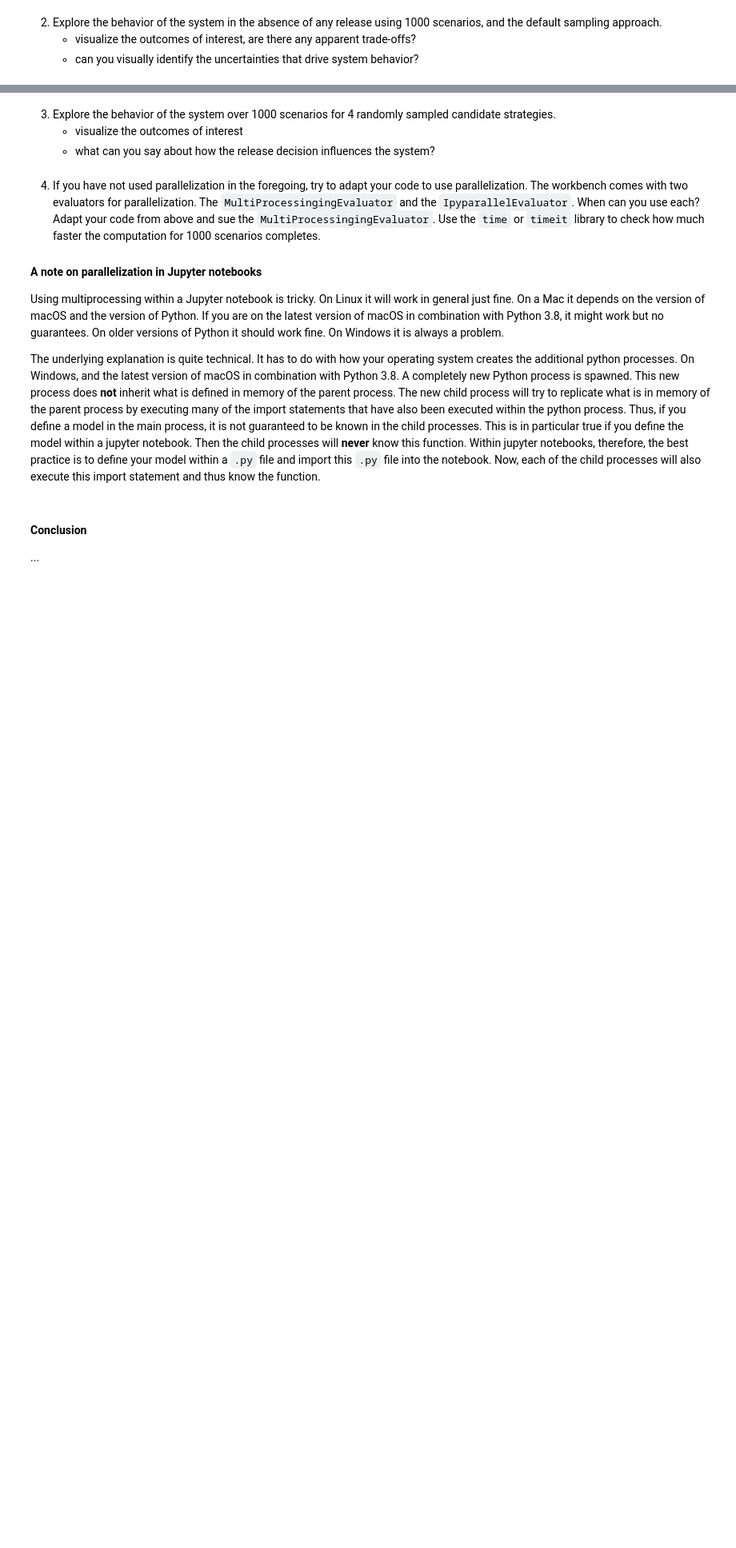
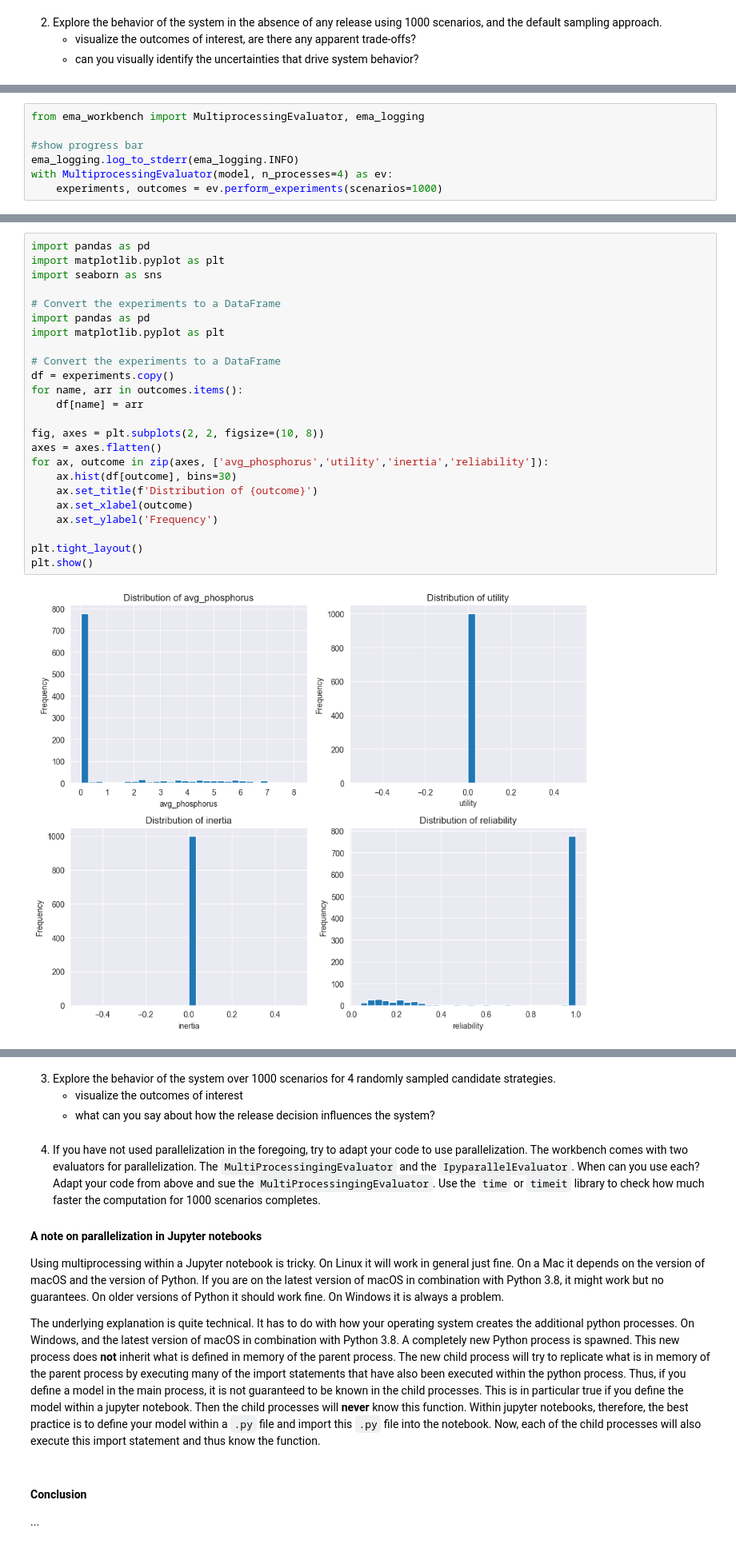
Before and after one commit to adaprecup/decision_making_assignments, a Jupyter notebook: week_01/prof_material/Week 1-2 - general intro to exploratory modelling/assignment 2 - lakemodel.ipynb, the cells around one changed output, grey strips where cells are left out. Shown at 80% size. Cells and saved outputs as stored; diff of their text form; blank space fills up the shorter version.

Commit message:
Visualising simualtion runs assignment 2

```diff
--- a/week_01/prof_material/Week 1-2 - general intro to exploratory modelling/assignment 2 - lakemodel.ipynb
+++ b/week_01/prof_material/Week 1-2 - general intro to exploratory modelling/assignment 2 - lakemodel.ipynb
@@ -118,0 +128,7 @@ model.uncertainties = [
+# %%
+from ema_workbench import MultiprocessingEvaluator, ema_logging
+
+#show progress bar
+ema_logging.log_to_stderr(ema_logging.INFO)
+with MultiprocessingEvaluator(model, n_processes=4) as ev:
+    experiments, outcomes = ev.perform_experiments(scenarios=1000)
@@ -118,0 +156,26 @@ model.uncertainties = [
+# %%
+import pandas as pd
+import matplotlib.pyplot as plt
+import seaborn as sns
+
+# Convert the experiments to a DataFrame
+import pandas as pd
+import matplotlib.pyplot as plt
+
+# Convert the experiments to a DataFrame
+df = experiments.copy()
+for name, arr in outcomes.items():
+    df[name] = arr
+
+fig, axes = plt.subplots(2, 2, figsize=(10, 8))
+axes = axes.flatten()
+for ax, outcome in zip(axes, ['avg_phosphorus','utility','inertia','reliability']):
+    ax.hist(df[outcome], bins=30)
+    ax.set_title(f'Distribution of {outcome}')
+    ax.set_xlabel(outcome)
+    ax.set_ylabel('Frequency')
+
+plt.tight_layout()
+plt.show()
+# %% [output]
+[figure, added]
```
Also changed, not shown: parts of 9 cells of this notebook, 1 other file.
